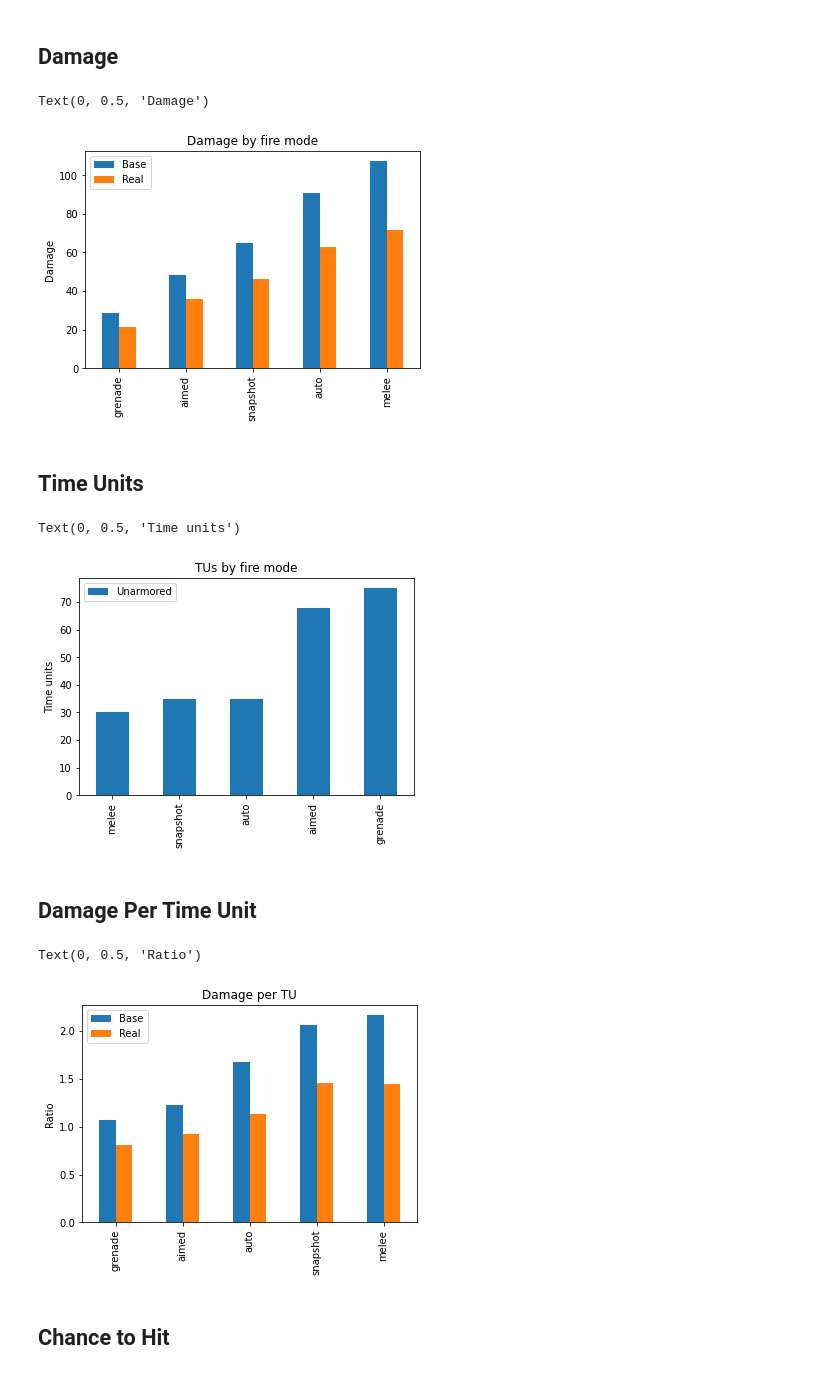
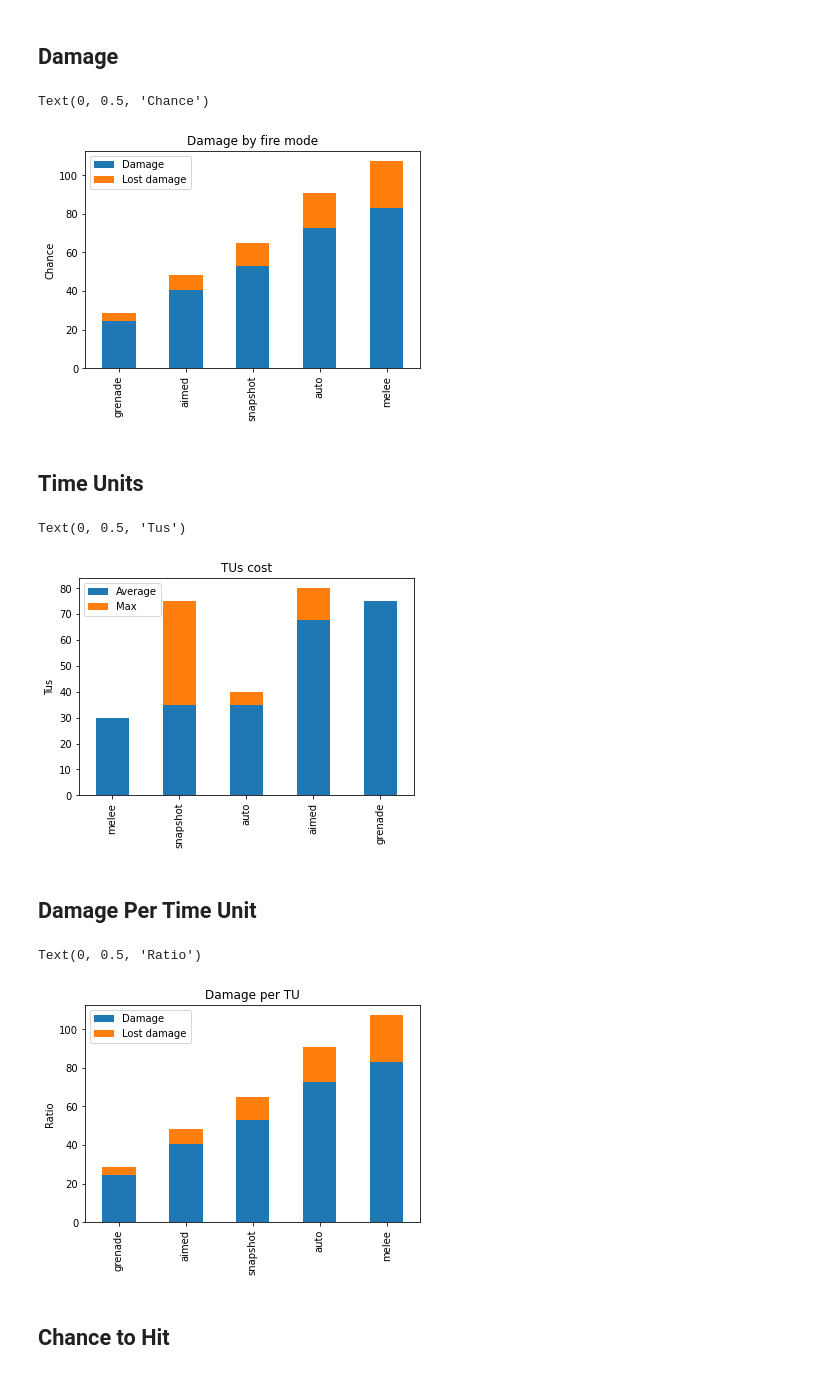
Before and after one commit to Bernardo-MG/xcom-analysis-jupyter-notebook, a Jupyter notebook: enemy_unknown/weapon_firemodes.ipynb, the cells around one changed output. Saved outputs shown, nothing was run; the diff lists cells and outputs as text; code cells hidden in the pictures.

Commit message:
Improved visualization and values

```diff
--- a/enemy_unknown/weapon_firemodes.ipynb
+++ b/enemy_unknown/weapon_firemodes.ipynb
@@ -61,15 +63,17 @@ Text(0, 0.5, 'Chance')
 # %% [markdown]
 ## Damage
 # %%
-weapon_firemodes_damage = weapon_firemodes[["turn_damage_expected", "turn_penetrating_damage_expected"]]
-weapon_firemodes_damage = weapon_firemodes_damage.sort_values(by=["turn_damage_expected"])
+weapon_firemodes_damage = pd.DataFrame()
+weapon_firemodes_damage["damage"] = weapon_firemodes["turn_penetrating_damage_expected"]
+weapon_firemodes_damage["lost_damage"] = weapon_firemodes.apply(lambda x: x["turn_damage_expected"] - x["turn_penetrating_damage_expected"], axis=1)
+weapon_firemodes_damage = weapon_firemodes_damage.sort_values(by=["damage"])
 # %%
-ax = weapon_firemodes_damage.plot.bar(title="Damage by fire mode", legend=False)
-ax.legend(["Base", "Real"])
+ax = weapon_firemodes_damage.plot.bar(title="Damage by fire mode", stacked=True, legend=False)
+ax.legend(["Damage", "Lost damage"])
 ax.xaxis.get_label().set_visible(False)
-ax.set_ylabel("Damage")
+ax.set_ylabel("Chance")
 # %% [output]
-Text(0, 0.5, 'Damage')
+Text(0, 0.5, 'Chance')
-[figure, old version]
+[figure, new version]
 # %% [markdown]
 ## Time Units
@@ -79,10 +92,10 @@ weapon_firemodes_tus = weapon_firemodes_tus.sort_values(by=["time_units"])
 # %%
-ax = weapon_firemodes_tus.plot.bar(title="TUs by fire mode", legend=False)
-ax.legend(["Unarmored", "Armored"])
+ax = weapon_firemodes_tus.plot.bar(title="TUs cost", stacked=True, legend=False)
+ax.legend(["Average", "Max"])
 ax.xaxis.get_label().set_visible(False)
-ax.set_ylabel("Time units")
+ax.set_ylabel("Tus")
 # %% [output]
-Text(0, 0.5, 'Time units')
+Text(0, 0.5, 'Tus')
-[figure, old version]
+[figure, new version]
 # %% [markdown]
 ## Damage Per Time Unit
@@ -92,11 +102,16 @@ weapon_firemodes_dam_tu = weapon_firemodes_dam_tu.sort_values(by=["damage_per_ti
+# %%
+weapon_firemodes_dam_tu = pd.DataFrame()
+weapon_firemodes_dam_tu["damage"] = weapon_firemodes["penetrating_damage_per_time_unit"]
+weapon_firemodes_dam_tu["lost_damage"] = weapon_firemodes.apply(lambda x: x["damage_per_time_unit"] - x["penetrating_damage_per_time_unit"], axis=1)
+weapon_firemodes_dam_tu = weapon_firemodes_damage.sort_values(by=["damage"])
 # %%
-ax = weapon_firemodes_dam_tu.plot.bar(title="Damage per TU", legend=False)
-ax.legend(["Base", "Real"])
+ax = weapon_firemodes_dam_tu.plot.bar(title="Damage per TU", stacked=True, legend=False)
+ax.legend(["Damage", "Lost damage"])
 ax.xaxis.get_label().set_visible(False)
 ax.set_ylabel("Ratio")
 # %% [output]
 Text(0, 0.5, 'Ratio')
-[figure, old version]
+[figure, new version]
 # %% [markdown]
 ## Chance to Hit
 # %%
```
Also changed, not shown: parts of 8 cells of this notebook, 5 other files.
